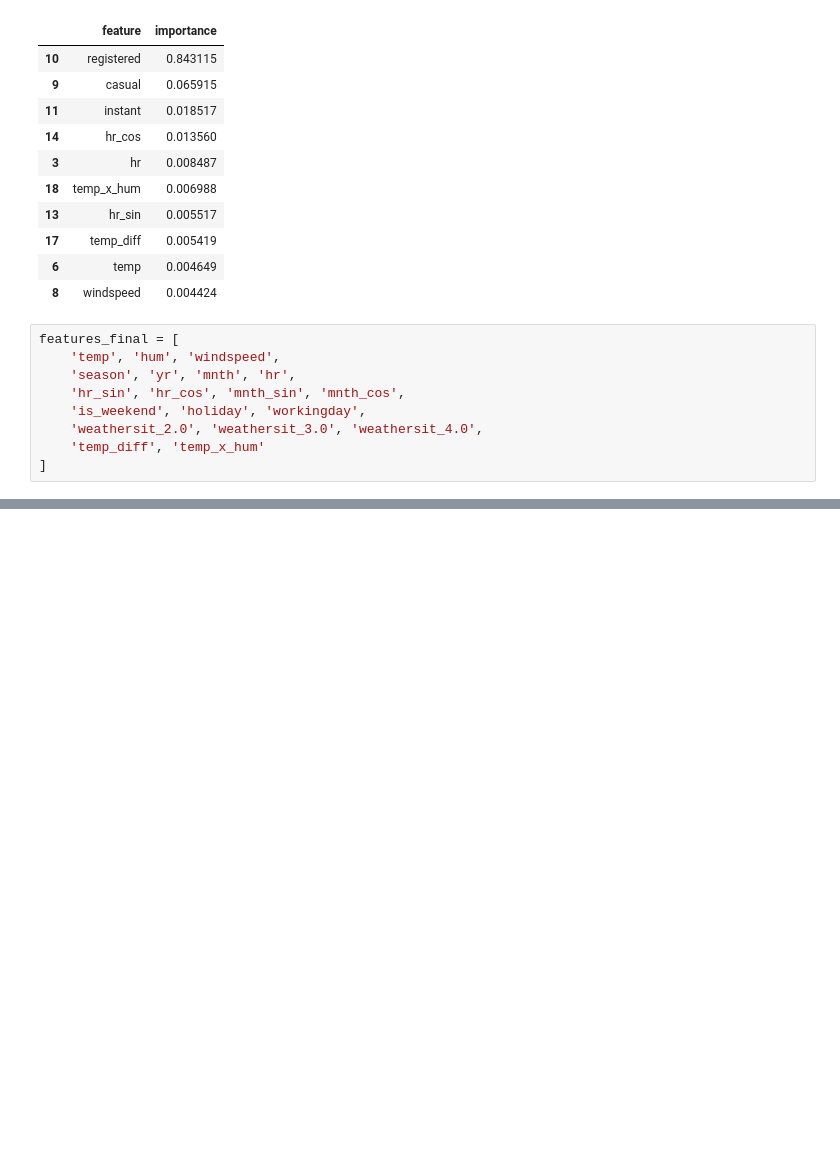
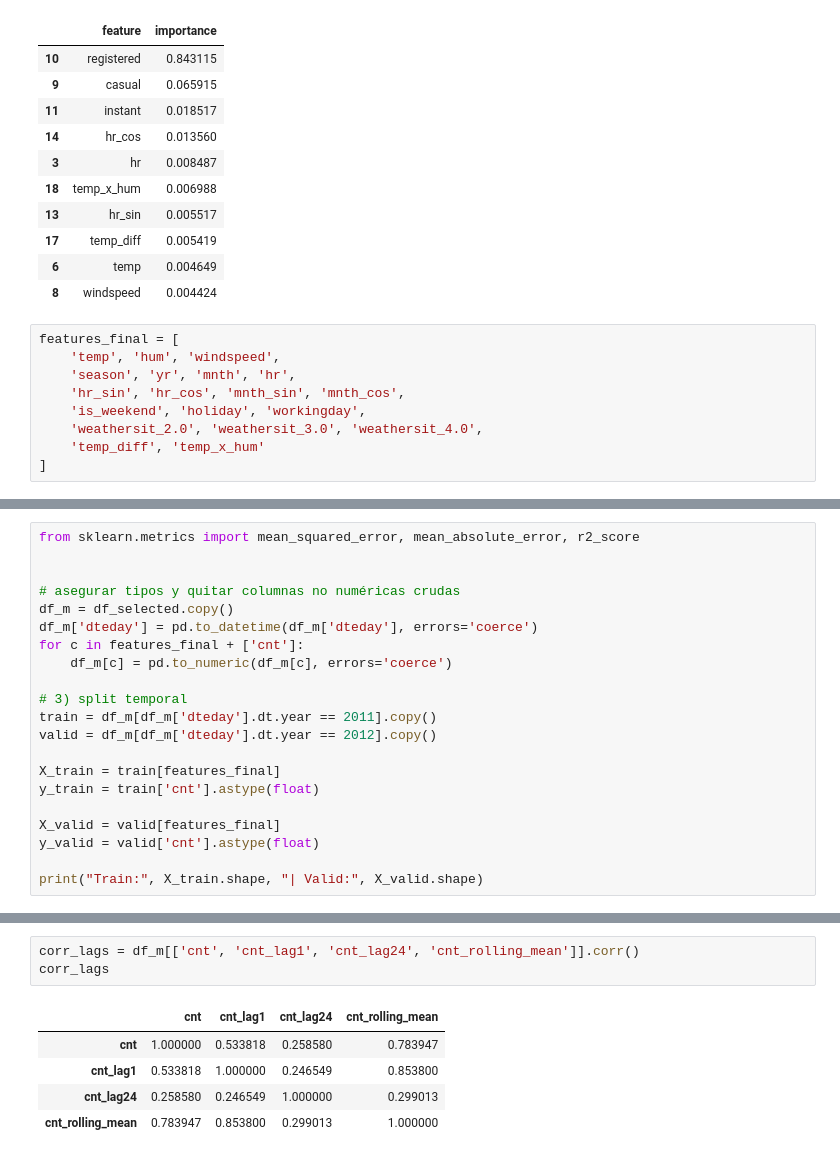
Before and after one commit to alcalderagl/bike_sharing_mlops, a Jupyter notebook: notebooks/02_feature_eng.ipynb, the cells around one changed output, grey strips where cells are left out. Cells and saved outputs as stored; diff of their text form; blank space fills up the shorter version.

```diff
--- a/notebooks/02_feature_eng.ipynb
+++ b/notebooks/02_feature_eng.ipynb
@@ -280,0 +283,21 @@ features_final = [
+# %%
+from sklearn.metrics import mean_squared_error, mean_absolute_error, r2_score
+
+
+# asegurar tipos y quitar columnas no numéricas crudas
+df_m = df_selected.copy()
+df_m['dteday'] = pd.to_datetime(df_m['dteday'], errors='coerce')
+for c in features_final + ['cnt']:
+    df_m[c] = pd.to_numeric(df_m[c], errors='coerce')
+
+# 3) split temporal
+train = df_m[df_m['dteday'].dt.year == 2011].copy()
+valid = df_m[df_m['dteday'].dt.year == 2012].copy()
+
+X_train = train[features_final]
+y_train = train['cnt'].astype(float)
+
+X_valid = valid[features_final]
+y_valid = valid['cnt'].astype(float)
+
+print("Train:", X_train.shape, "| Valid:", X_valid.shape)
@@ -280,0 +378,9 @@ features_final = [
+# %%
+corr_lags = df_m[['cnt', 'cnt_lag1', 'cnt_lag24', 'cnt_rolling_mean']].corr()
+corr_lags
+# %% [output]
+|  | cnt | cnt_lag1 | cnt_lag24 | cnt_rolling_mean |
+| cnt | 1.000000 | 0.533818 | 0.258580 | 0.783947 |
+| cnt_lag1 | 0.533818 | 1.000000 | 0.246549 | 0.853800 |
+| cnt_lag24 | 0.258580 | 0.246549 | 1.000000 | 0.299013 |
+| cnt_rolling_mean | 0.783947 | 0.853800 | 0.299013 | 1.000000 |
```
Also changed, not shown: parts of 10 cells of this notebook, 1 other file.
